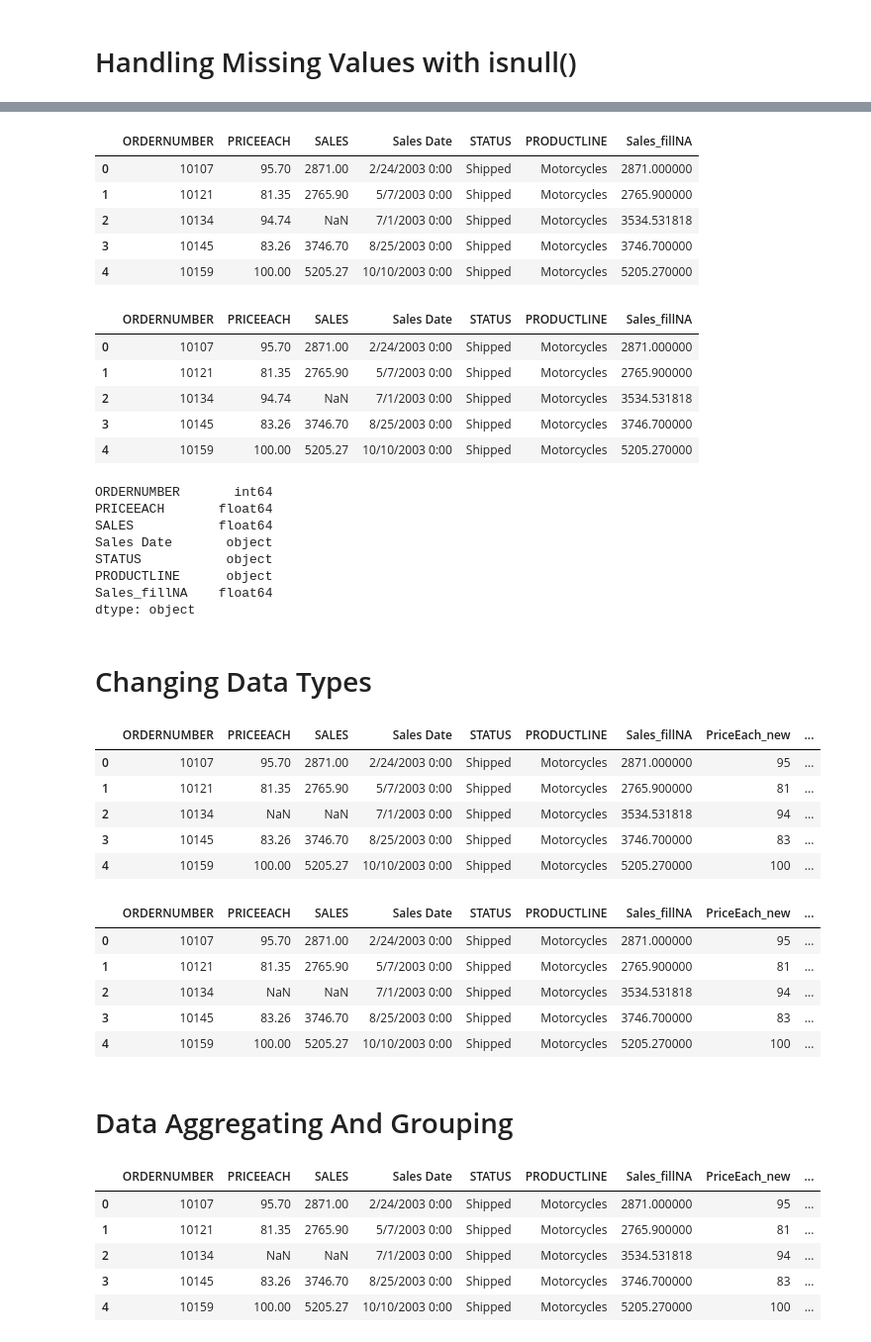
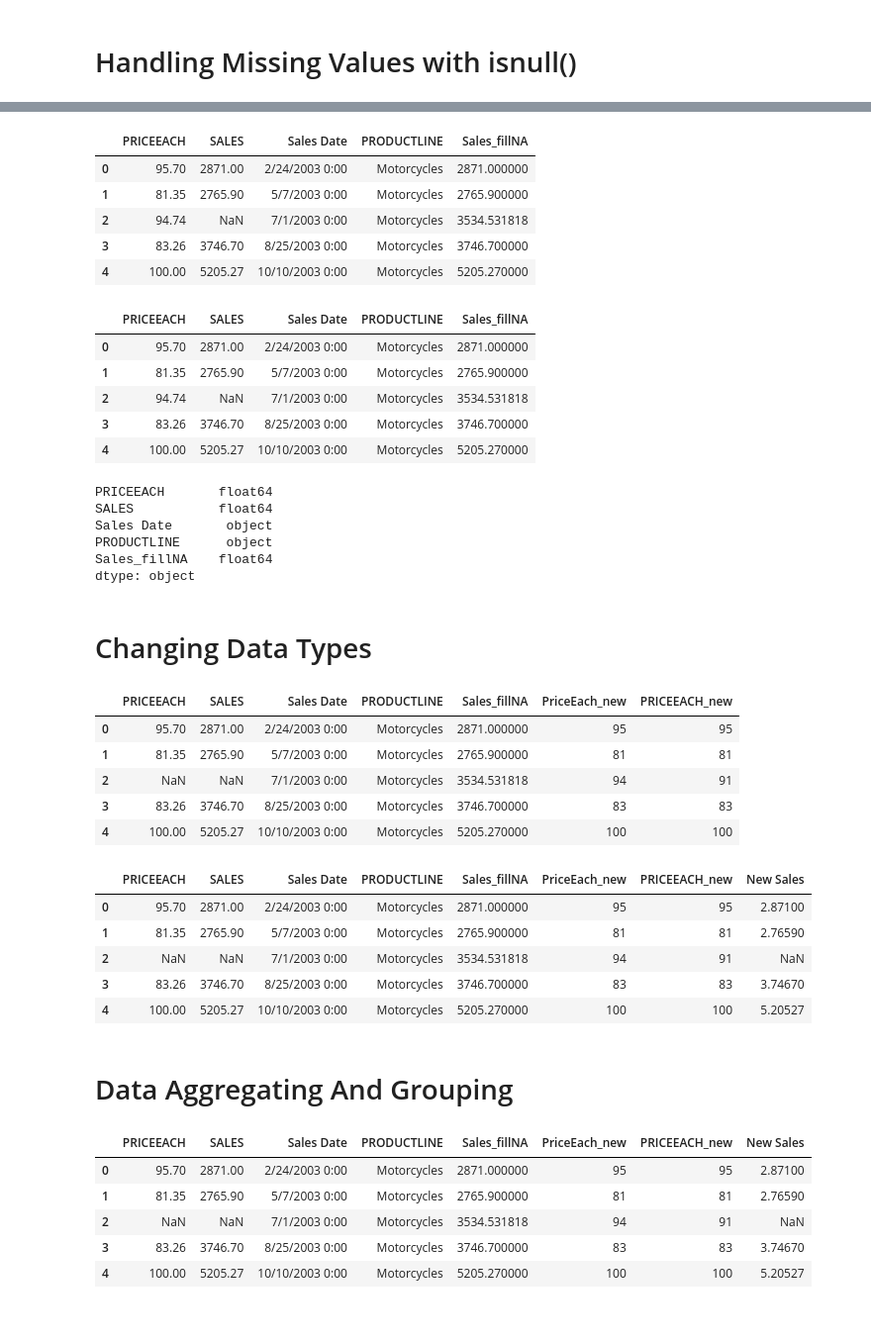
Before and after one commit to ANAS-10261/My-ML-Journey, a Jupyter notebook: Python/2. Data Analysis Frameworks/13.3 Data Manipulation With Pandas And Numpy.ipynb, the cells around one changed output, grey strips where cells are left out. Shown at 99% size. Drawn from its saved outputs; the diff is of its cells as text; code cells hidden in the pictures.

```diff
--- a/Python/2. Data Analysis Frameworks/13.3 Data Manipulation With Pandas And Numpy.ipynb
+++ b/Python/2. Data Analysis Frameworks/13.3 Data Manipulation With Pandas And Numpy.ipynb
@@ -52,6 +52,8 @@ df_csv.drop('QUANTITYORDERED',axis=1,inplace=True)
 df_csv.drop('QTR_ID',axis=1,inplace=True)
 df_csv.drop('MONTH_ID',axis=1,inplace=True)
 df_csv.drop('YEAR_ID',axis=1,inplace=True)
+df_csv.drop('ORDERNUMBER',axis=1,inplace=True)
+df_csv.drop('STATUS',axis=1,inplace=True)
 # %%
 df_csv.head(5)
 # %% [output]
@@ -179,29 +175,27 @@ dtype: object
 df_csv = df_csv.rename(columns = {'Unnamed: 5' : 'Sales Date' }) ## IMP TO GIVE IN KEY VALUE PAIRS
 df_csv.head(5)
 # %% [output]
-|  | ORDERNUMBER | PRICEEACH | SALES | Sales Date | STATUS | PRODUCTLINE | Sales_fillNA |
-| 0 | 10107 | 95.70 | 2871.00 | 2/24/2003 0:00 | Shipped | Motorcycles | 2871.000000 |
-| 1 | 10121 | 81.35 | 2765.90 | 5/7/2003 0:00 | Shipped | Motorcycles | 2765.900000 |
-| 2 | 10134 | 94.74 | NaN | 7/1/2003 0:00 | Shipped | Motorcycles | 3534.531818 |
-| 3 | 10145 | 83.26 | 3746.70 | 8/25/2003 0:00 | Shipped | Motorcycles | 3746.700000 |
-| 4 | 10159 | 100.00 | 5205.27 | 10/10/2003 0:00 | Shipped | Motorcycles | 5205.270000 |
+|  | PRICEEACH | SALES | Sales Date | PRODUCTLINE | Sales_fillNA |
+| 0 | 95.70 | 2871.00 | 2/24/2003 0:00 | Motorcycles | 2871.000000 |
+| 1 | 81.35 | 2765.90 | 5/7/2003 0:00 | Motorcycles | 2765.900000 |
+| 2 | 94.74 | NaN | 7/1/2003 0:00 | Motorcycles | 3534.531818 |
+| 3 | 83.26 | 3746.70 | 8/25/2003 0:00 | Motorcycles | 3746.700000 |
+| 4 | 100.00 | 5205.27 | 10/10/2003 0:00 | Motorcycles | 5205.270000 |
 # %%
 df_csv.head(5)
 # %% [output]
-|  | ORDERNUMBER | PRICEEACH | SALES | Sales Date | STATUS | PRODUCTLINE | Sales_fillNA |
-| 0 | 10107 | 95.70 | 2871.00 | 2/24/2003 0:00 | Shipped | Motorcycles | 2871.000000 |
-| 1 | 10121 | 81.35 | 2765.90 | 5/7/2003 0:00 | Shipped | Motorcycles | 2765.900000 |
-| 2 | 10134 | 94.74 | NaN | 7/1/2003 0:00 | Shipped | Motorcycles | 3534.531818 |
-| 3 | 10145 | 83.26 | 3746.70 | 8/25/2003 0:00 | Shipped | Motorcycles | 3746.700000 |
-| 4 | 10159 | 100.00 | 5205.27 | 10/10/2003 0:00 | Shipped | Motorcycles | 5205.270000 |
+|  | PRICEEACH | SALES | Sales Date | PRODUCTLINE | Sales_fillNA |
+| 0 | 95.70 | 2871.00 | 2/24/2003 0:00 | Motorcycles | 2871.000000 |
+| 1 | 81.35 | 2765.90 | 5/7/2003 0:00 | Motorcycles | 2765.900000 |
+| 2 | 94.74 | NaN | 7/1/2003 0:00 | Motorcycles | 3534.531818 |
+| 3 | 83.26 | 3746.70 | 8/25/2003 0:00 | Motorcycles | 3746.700000 |
+| 4 | 100.00 | 5205.27 | 10/10/2003 0:00 | Motorcycles | 5205.270000 |
 # %%
 df_csv.dtypes
 # %% [output]
-ORDERNUMBER       int64
 PRICEEACH       float64
 SALES           float64
 Sales Date       object
-STATUS           object
 PRODUCTLINE      object
 Sales_fillNA    float64
 dtype: object
@@ -219,33 +213,33 @@ df_csv['PRICEEACH_new'] = df_csv['PRICEEACH'].fillna(df_csv['PRICEEACH'].mean())
 # %%
 df_csv.head(5)
 # %% [output]
-|  | ORDERNUMBER | PRICEEACH | SALES | Sales Date | STATUS | PRODUCTLINE | Sales_fillNA | PriceEach_new | ... |
-| 0 | 10107 | 95.70 | 2871.00 | 2/24/2003 0:00 | Shipped | Motorcycles | 2871.000000 | 95 | ... |
-| 1 | 10121 | 81.35 | 2765.90 | 5/7/2003 0:00 | Shipped | Motorcycles | 2765.900000 | 81 | ... |
-| 2 | 10134 | NaN | NaN | 7/1/2003 0:00 | Shipped | Motorcycles | 3534.531818 | 94 | ... |
-| 3 | 10145 | 83.26 | 3746.70 | 8/25/2003 0:00 | Shipped | Motorcycles | 3746.700000 | 83 | ... |
-| 4 | 10159 | 100.00 | 5205.27 | 10/10/2003 0:00 | Shipped | Motorcycles | 5205.270000 | 100 | ... |
+|  | PRICEEACH | SALES | Sales Date | PRODUCTLINE | Sales_fillNA | PriceEach_new | PRICEEACH_new |
+| 0 | 95.70 | 2871.00 | 2/24/2003 0:00 | Motorcycles | 2871.000000 | 95 | 95 |
+| 1 | 81.35 | 2765.90 | 5/7/2003 0:00 | Motorcycles | 2765.900000 | 81 | 81 |
+| 2 | NaN | NaN | 7/1/2003 0:00 | Motorcycles | 3534.531818 | 94 | 91 |
+| 3 | 83.26 | 3746.70 | 8/25/2003 0:00 | Motorcycles | 3746.700000 | 83 | 83 |
+| 4 | 100.00 | 5205.27 | 10/10/2003 0:00 | Motorcycles | 5205.270000 | 100 | 100 |
 # %%
 #df_csv['New Sales'] = df_csv['SALES'].apply(lambda x:np.nan)  ## Created a completely Empty Column
 df_csv['New Sales'] = df_csv['SALES'].apply(lambda x: x/1000)  ## Creation of a column with Thousands converted
 df_csv.head(5)
 # %% [output]
-|  | ORDERNUMBER | PRICEEACH | SALES | Sales Date | STATUS | PRODUCTLINE | Sales_fillNA | PriceEach_new | ... |
-| 0 | 10107 | 95.70 | 2871.00 | 2/24/2003 0:00 | Shipped | Motorcycles | 2871.000000 | 95 | ... |
-| 1 | 10121 | 81.35 | 2765.90 | 5/7/2003 0:00 | Shipped | Motorcycles | 2765.900000 | 81 | ... |
-| 2 | 10134 | NaN | NaN | 7/1/2003 0:00 | Shipped | Motorcycles | 3534.531818 | 94 | ... |
-| 3 | 10145 | 83.26 | 3746.70 | 8/25/2003 0:00 | Shipped | Motorcycles | 3746.700000 | 83 | ... |
-| 4 | 10159 | 100.00 | 5205.27 | 10/10/2003 0:00 | Shipped | Motorcycles | 5205.270000 | 100 | ... |
+|  | PRICEEACH | SALES | Sales Date | PRODUCTLINE | Sales_fillNA | PriceEach_new | PRICEEACH_new | New Sales |
+| 0 | 95.70 | 2871.00 | 2/24/2003 0:00 | Motorcycles | 2871.000000 | 95 | 95 | 2.87100 |
+| 1 | 81.35 | 2765.90 | 5/7/2003 0:00 | Motorcycles | 2765.900000 | 81 | 81 | 2.76590 |
+| 2 | NaN | NaN | 7/1/2003 0:00 | Motorcycles | 3534.531818 | 94 | 91 | NaN |
+| 3 | 83.26 | 3746.70 | 8/25/2003 0:00 | Motorcycles | 3746.700000 | 83 | 83 | 3.74670 |
+| 4 | 100.00 | 5205.27 | 10/10/2003 0:00 | Motorcycles | 5205.270000 | 100 | 100 | 5.20527 |
 # %% [markdown]
 # Data Aggregating And Grouping
 # %%
-df = df_csv
-df.head(5)
+df = df_csv.head(5)
+df
 # %% [output]
-|  | ORDERNUMBER | PRICEEACH | SALES | Sales Date | STATUS | PRODUCTLINE | Sales_fillNA | PriceEach_new | ... |
-| 0 | 10107 | 95.70 | 2871.00 | 2/24/2003 0:00 | Shipped | Motorcycles | 2871.000000 | 95 | ... |
-| 1 | 10121 | 81.35 | 2765.90 | 5/7/2003 0:00 | Shipped | Motorcycles | 2765.900000 | 81 | ... |
-| 2 | 10134 | NaN | NaN | 7/1/2003 0:00 | Shipped | Motorcycles | 3534.531818 | 94 | ... |
-| 3 | 10145 | 83.26 | 3746.70 | 8/25/2003 0:00 | Shipped | Motorcycles | 3746.700000 | 83 | ... |
-| 4 | 10159 | 100.00 | 5205.27 | 10/10/2003 0:00 | Shipped | Motorcycles | 5205.270000 | 100 | ... |
+|  | PRICEEACH | SALES | Sales Date | PRODUCTLINE | Sales_fillNA | PriceEach_new | PRICEEACH_new | New Sales |
+| 0 | 95.70 | 2871.00 | 2/24/2003 0:00 | Motorcycles | 2871.000000 | 95 | 95 | 2.87100 |
+| 1 | 81.35 | 2765.90 | 5/7/2003 0:00 | Motorcycles | 2765.900000 | 81 | 81 | 2.76590 |
+| 2 | NaN | NaN | 7/1/2003 0:00 | Motorcycles | 3534.531818 | 94 | 91 | NaN |
+| 3 | 83.26 | 3746.70 | 8/25/2003 0:00 | Motorcycles | 3746.700000 | 83 | 83 | 3.74670 |
+| 4 | 100.00 | 5205.27 | 10/10/2003 0:00 | Motorcycles | 5205.270000 | 100 | 100 | 5.20527 |
 # %%
```
Also changed, not shown: parts of 22 cells of this notebook.
